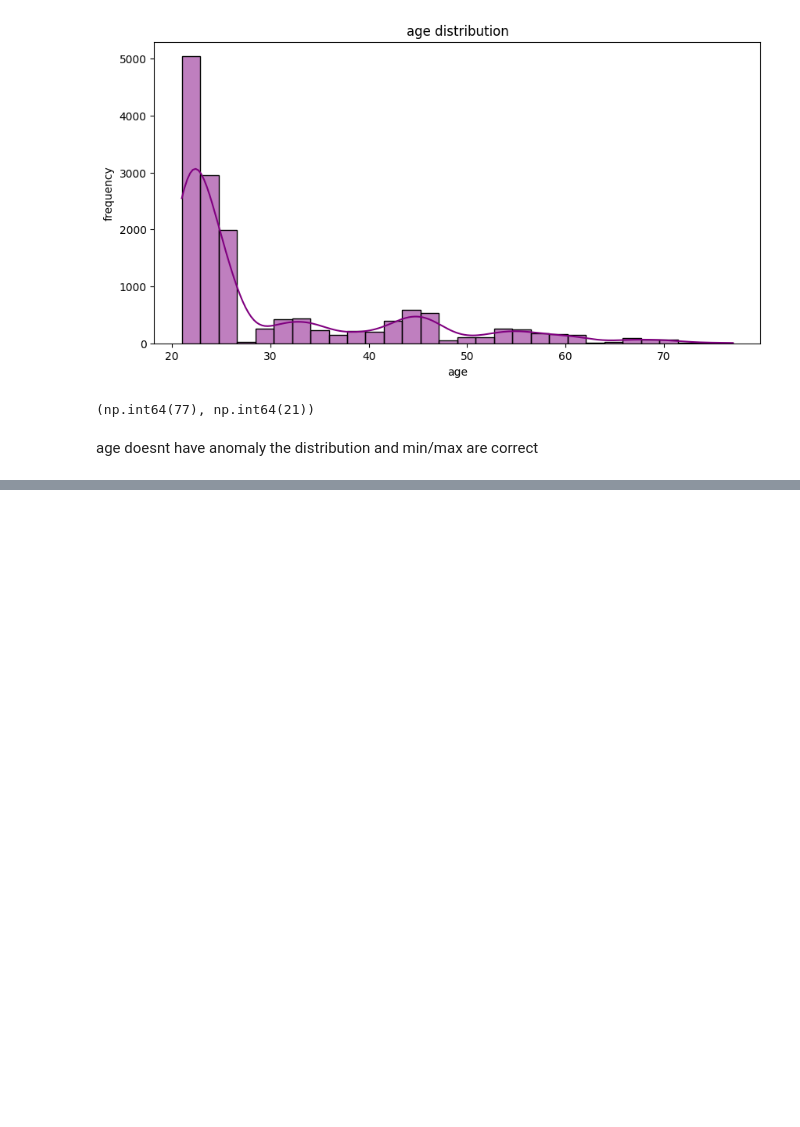
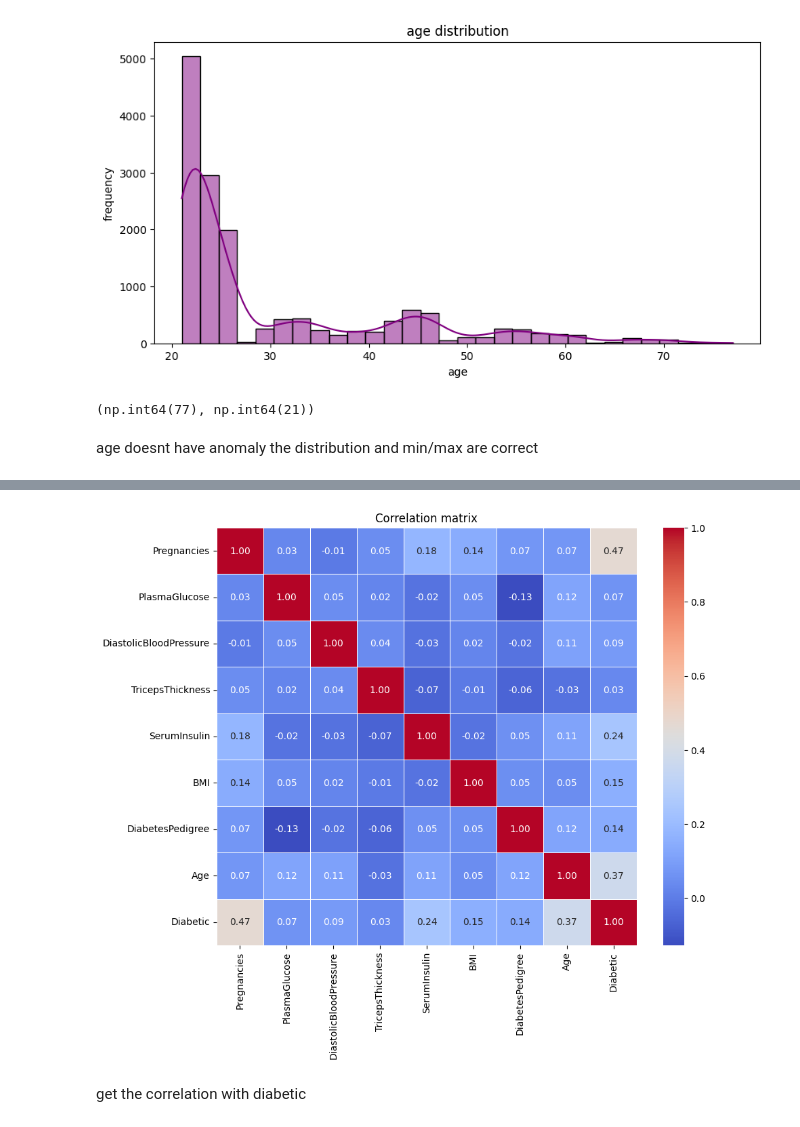
Before and after one commit to Lucky12348/diabetes_prediction, a Jupyter notebook: noteBook/analyze_diabetes.ipynb, the cells around one changed output, grey strips where cells are left out. Saved outputs shown, nothing was run; the diff lists cells and outputs as text; code cells hidden in the pictures; blank space fills up the shorter version.

Commit message:
[DE/sofiane][data,notebook] analysis complete model creation

```diff
--- a/noteBook/analyze_diabetes.ipynb
+++ b/noteBook/analyze_diabetes.ipynb
@@ -200,0 +275,4 @@ age doesnt have anomaly the distribution and min/max are correct
+# %%
+# we dont need the patient id
+df_cleaned = df_cleaned.drop(columns=['PatientID'])
+print(df_cleaned.head())
@@ -200,0 +295,18 @@ age doesnt have anomaly the distribution and min/max are correct
+# %%
+# initialisation limits
+limits = {
+    "PlasmaGlucose": (50, df_cleaned["PlasmaGlucose"].max()),
+    "DiastolicBloodPressure": (40, 80),
+    "TricepsThickness": (10, 45),
+    "SerumInsulin": (15, 200),
+    "DiabetesPedigree": (0, 1.5)
+}
+
+# correction of outliers
+for col, (min_val, max_val) in limits.items():
+    df_cleaned[col] = df_cleaned[col].clip(lower=min_val, upper=max_val)
+
+# save the corrected dataset
+df_cleaned.to_csv("../data/corrected/TAIPEI_diabetes_corrected.csv", index=False)
+
+print(df_cleaned.describe().transpose())
@@ -200,0 +331,11 @@ age doesnt have anomaly the distribution and min/max are correct
+# %%
+correlation_matrix = df_cleaned.corr()
+
+plt.figure(figsize=(10, 8))
+sns.heatmap(correlation_matrix, annot=True, cmap="coolwarm", fmt=".2f", linewidths=0.5)
+plt.title("correlation matrix")
+plt.show()
+# %% [output]
+[figure, added]
+# %% [markdown]
+get the correlation with diabetic
```
Also changed, not shown: parts of 24 cells of this notebook, 7 other files.
